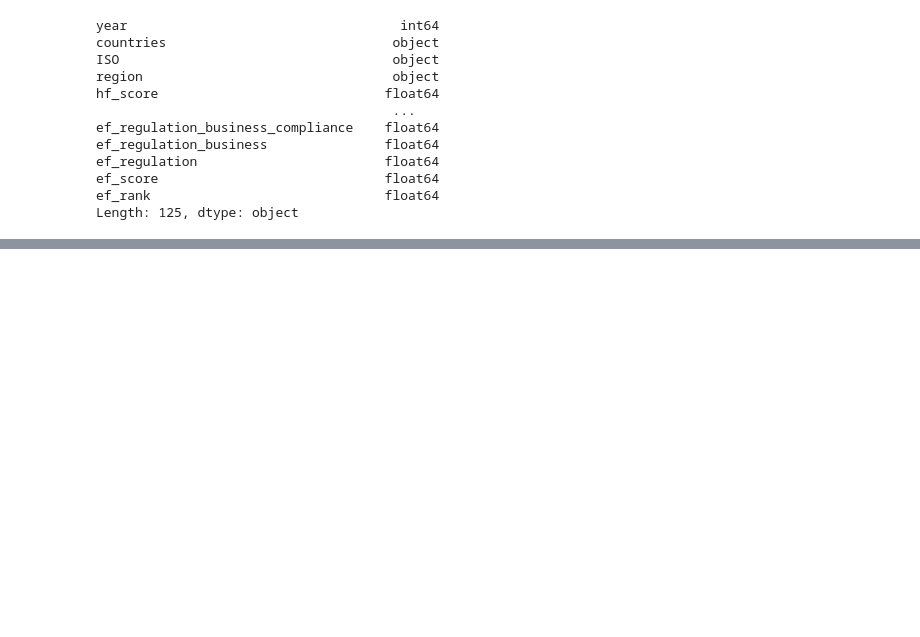
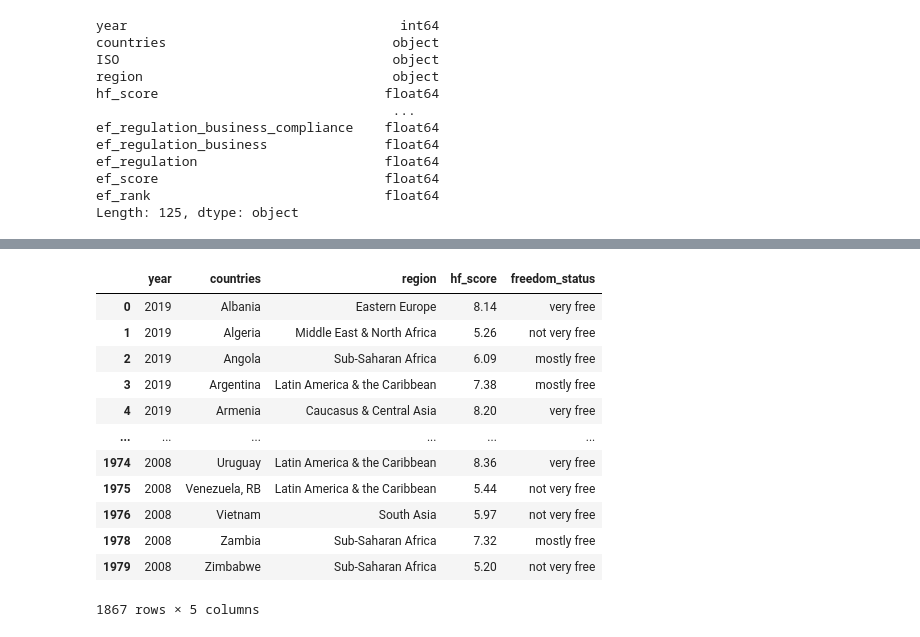
Before and after one commit to NJB7/HumanFreedomIndexProject, a Jupyter notebook: HFIProject.ipynb, the cells around one changed output, grey strips where cells are left out. Drawn from its saved outputs; the diff is of its cells as text; code cells hidden in the pictures; blank space fills up the shorter version.

Commit message:
Oct. 2 conditional statements in pandas

```diff
--- a/HFIProject.ipynb
+++ b/HFIProject.ipynb
@@ -512,0 +317,43 @@ plt.show()
+# %%
+# insert columns for evaluations e.g. "very free", "not free"
+
+dfstatus = (df1[["year", "countries", "region", "hf_score"]]
+    .dropna())
+
+# this works:
+# dfstatus["freedom_status"] = df1["hf_score"]
+
+# this puts "very free" in every cell of the "freedom_status column":
+# if dfstatus.iloc([dfstatus["hf_score"]] == 8.00):
+#     dfstatus["freedom_status"] = "very free"
+# else:
+#     dfstatus["freedom_status"] = "not very free"
+
+# try this from https://www.geeksforgeeks.org/ways-to-apply-an-if-condition-in-pandas-dataframe/:
+# df.loc[df[‘column name’] condition, ‘new column name’] = ‘value if condition is met’
+
+dfstatus.loc[dfstatus["hf_score"] >= 8.0, "freedom_status"] = "very free"
+dfstatus.loc[(dfstatus["hf_score"] >= 6.0) & (
+    dfstatus["hf_score"] < 8.0), "freedom_status"] = "mostly free"
+dfstatus.loc[(dfstatus["hf_score"] >= 4.0) & (
+    dfstatus["hf_score"] < 6.0), "freedom_status"] = "not very free"
+dfstatus.loc[dfstatus["hf_score"] < 4.0, "freedom_status"] = "not free"
+
+# test:
+# dfstatus.sort_values("freedom_status")
+
+dfstatus
+# %% [output]
+|  | year | countries | region | hf_score | freedom_status |
+| 0 | 2019 | Albania | Eastern Europe | 8.14 | very free |
+| 1 | 2019 | Algeria | Middle East & North Africa | 5.26 | not very free |
+| 2 | 2019 | Angola | Sub-Saharan Africa | 6.09 | mostly free |
+| 3 | 2019 | Argentina | Latin America & the Caribbean | 7.38 | mostly free |
+| 4 | 2019 | Armenia | Caucasus & Central Asia | 8.20 | very free |
+| ... | ... | ... | ... | ... | ... |
+| 1974 | 2008 | Uruguay | Latin America & the Caribbean | 8.36 | very free |
+| 1975 | 2008 | Venezuela, RB | Latin America & the Caribbean | 5.44 | not very free |
+| 1976 | 2008 | Vietnam | South Asia | 5.97 | not very free |
+| 1978 | 2008 | Zambia | Sub-Saharan Africa | 7.32 | mostly free |
+| 1979 | 2008 | Zimbabwe | Sub-Saharan Africa | 5.20 | not very free |
+1867 rows × 5 columns
```
Also changed, not shown: parts of 21 cells of this notebook, 4 other files.
